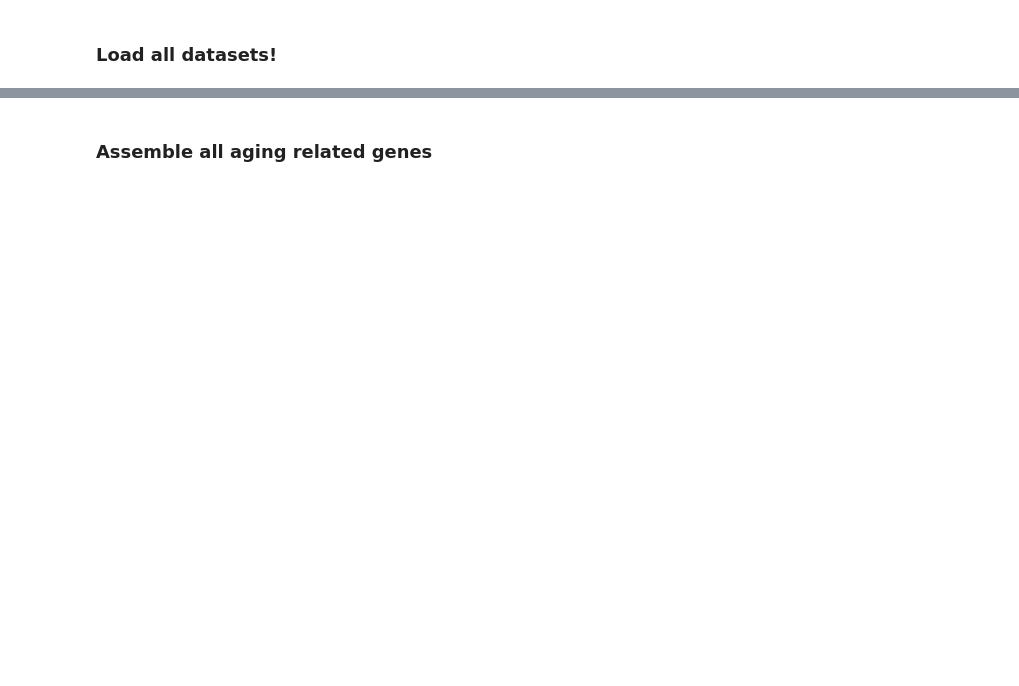
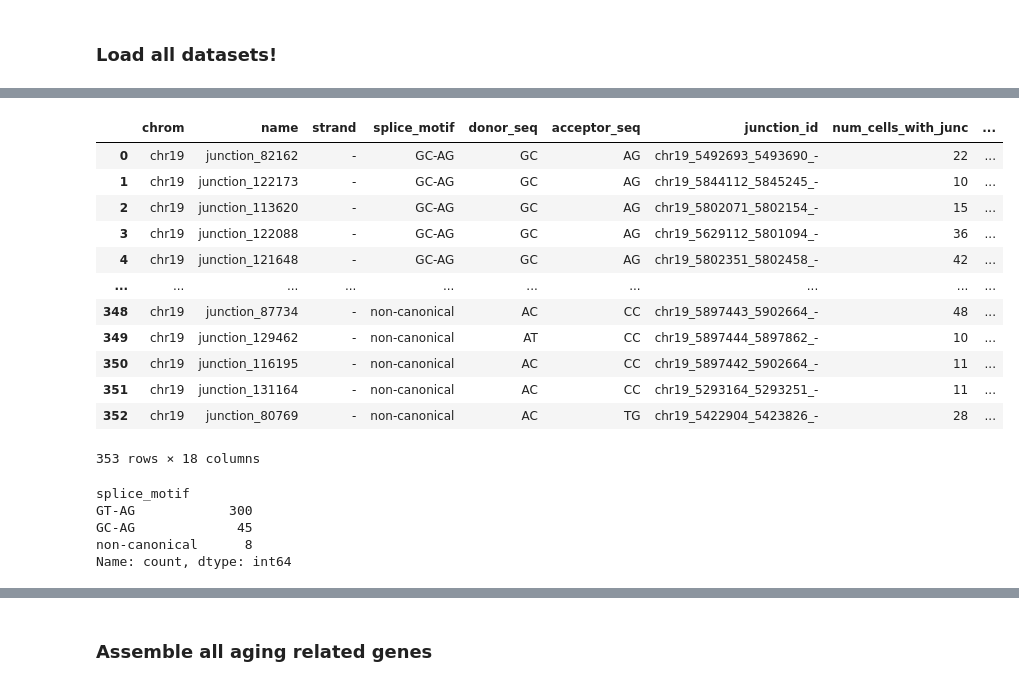
Before and after one commit to daklab/Leaflet-analysis, a Jupyter notebook: TabulaSenis/LeafletFA_analysis/02_LeafletFA_downstream.ipynb, the cells around one changed output, grey strips where cells are left out. Drawn from its saved outputs; the diff is of its cells as text; code cells hidden in the pictures; blank space fills up the shorter version.

```diff
--- a/TabulaSenis/LeafletFA_analysis/02_LeafletFA_downstream.ipynb
+++ b/TabulaSenis/LeafletFA_analysis/02_LeafletFA_downstream.ipynb
@@ -82,3 +82,14 @@ adata.var["mouse_gene_name"] = adata.var.index
 
 # Mapped ATSE coordinates
 atses = pd.read_csv(ATSE_file, sep="}")
+# %%
+atses = pd.read_csv("/gpfs/commons/groups/knowles_lab/Karin/Leaflet-analysis-WD/TabulaSenis/Leaflet/tabula_senis_annotationFREE_intron_clusters_50_500000_100_20250123_single_cell.gz", sep="}")
+# %%
+# add start end column to atses using junction_id column X_X_X_X second and third X
+atses["start"] = atses["junction_id"].apply(lambda x: x.split("_")[1])
+atses["end"] = atses["junction_id"].apply(lambda x: x.split("_")[2])
+# %%
+# remove "Count" column and update it with how much junctions are in each cluster
+atses = atses.drop(columns=["Count"])
+junc_counts = atses.groupby("Cluster").size().reset_index(name="Count")
+atses = atses.merge(junc_counts, on="Cluster")
@@ -84,0 +103,12 @@ atses = pd.read_csv(ATSE_file, sep="}")
+# %%
+# sample random clusters in atses["Cluster"] and look at their junctions
+clust_sample = atses.Cluster.sample(1).values
+test_clust = atses[atses.Cluster.isin(clust_sample)]
+
+fasta_file = "/gpfs/commons/groups/knowles_lab/Karin/Leaflet-analysis-WD/TabulaSenis/genome_files/gencode.vM19/fasta/genome.fa"
+# Add usage_ratio to test_clust
+test_clust["usage_ratio"] = 0
+
+# Convert junction_ids to format that can easily be overlapped with transcript coordinates stored in our database
+splice_junctions = ja.convert_junction_ids(test_clust[["junction_id", "Cluster", "usage_ratio"]])
+pd.DataFrame(ja.check_splice_site_motifs(fasta_file, splice_junctions)).splice_motif.value_counts()
@@ -84,0 +126,35 @@ atses = pd.read_csv(ATSE_file, sep="}")
+# %%
+test_clust_ss = pd.DataFrame(ja.check_splice_site_motifs(fasta_file, splice_junctions)).sort_values("splice_motif")
+
+test_clust_ss["junction_id"] = (
+    test_clust_ss["chrom"].astype(str) + "_" +
+    test_clust_ss["start"].astype(str) + "_" +
+    test_clust_ss["end"].astype(str) + "_" +
+    test_clust_ss["strand"].astype(str)
+)
+
+# remove start and end columns from test_clust_ss
+test_clust_ss = test_clust_ss.drop(columns=["start", "end", "usage_ratio"])
+test_clust_ss = test_clust_ss.merge(test_clust, on=["junction_id"])
+# %% [output]
+|  | chrom | name | strand | splice_motif | donor_seq | acceptor_seq | junction_id | num_cells_with_junc | ... |
+| 0 | chr19 | junction_82162 | - | GC-AG | GC | AG | chr19_5492693_5493690_- | 22 | ... |
+| 1 | chr19 | junction_122173 | - | GC-AG | GC | AG | chr19_5844112_5845245_- | 10 | ... |
+| 2 | chr19 | junction_113620 | - | GC-AG | GC | AG | chr19_5802071_5802154_- | 15 | ... |
+| 3 | chr19 | junction_122088 | - | GC-AG | GC | AG | chr19_5629112_5801094_- | 36 | ... |
+| 4 | chr19 | junction_121648 | - | GC-AG | GC | AG | chr19_5802351_5802458_- | 42 | ... |
+| ... | ... | ... | ... | ... | ... | ... | ... | ... | ... |
+| 348 | chr19 | junction_87734 | - | non-canonical | AC | CC | chr19_5897443_5902664_- | 48 | ... |
+| 349 | chr19 | junction_129462 | - | non-canonical | AT | CC | chr19_5897444_5897862_- | 10 | ... |
+| 350 | chr19 | junction_116195 | - | non-canonical | AC | CC | chr19_5897442_5902664_- | 11 | ... |
+| 351 | chr19 | junction_131164 | - | non-canonical | AC | CC | chr19_5293164_5293251_- | 11 | ... |
+| 352 | chr19 | junction_80769 | - | non-canonical | AC | TG | chr19_5422904_5423826_- | 28 | ... |
+353 rows × 18 columns
+# %%
+test_clust_ss.splice_motif.value_counts()
+# %% [output]
+splice_motif
+GT-AG            300
+GC-AG             45
+non-canonical      8
+Name: count, dtype: int64
```
Also changed, not shown: parts of 24 cells of this notebook, 10 other files.
